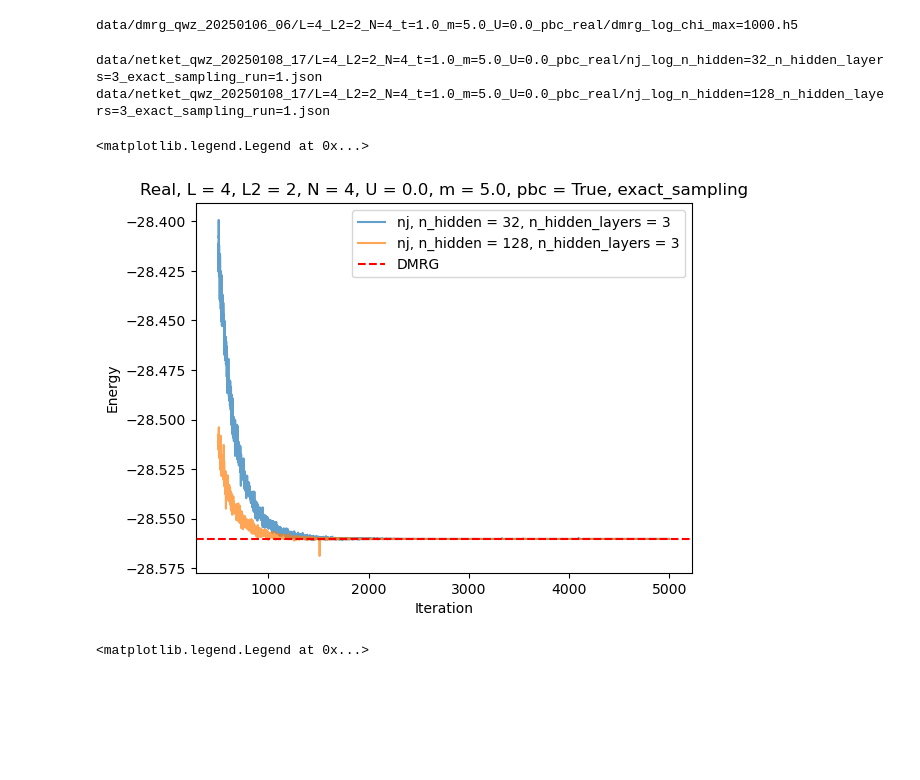
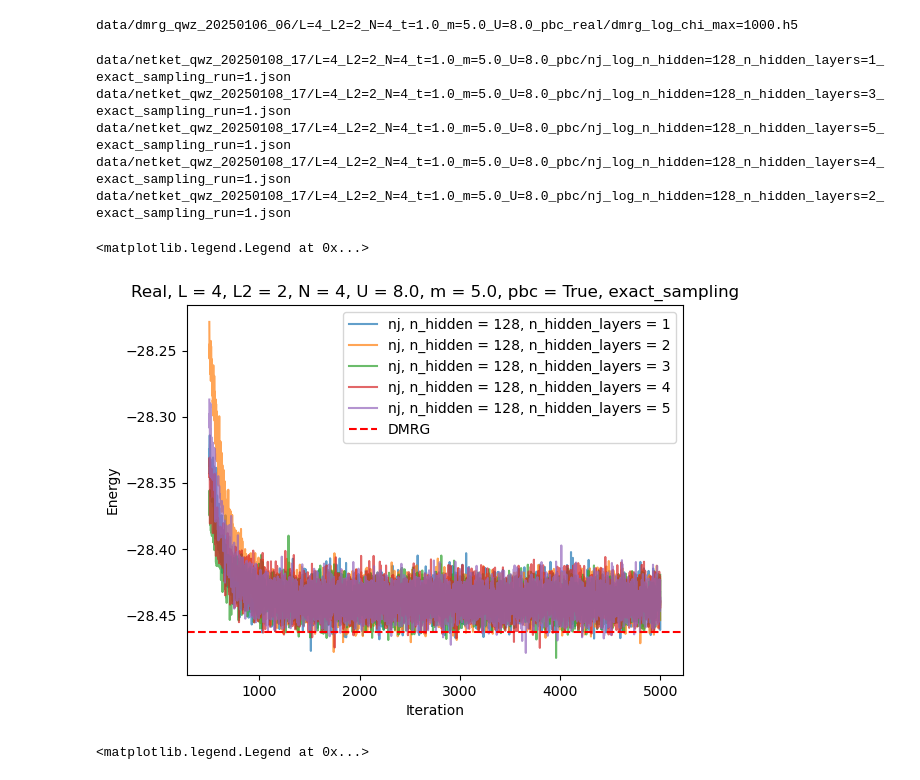
Before and after one commit to wttai004/machine_learning, a Jupyter notebook: netket_qwz/notebooks/qwz_results.ipynb, the cells around one changed output. Cells and saved outputs as stored; diff of their text form; code cells hidden in the pictures; blank space fills up the shorter version.

```diff
--- a/netket_qwz/notebooks/qwz_results.ipynb
+++ b/netket_qwz/notebooks/qwz_results.ipynb
@@ -24,7 +24,7 @@ L = 4
 L2 = 2
 N = 4
 m = 5.0
-U = 0.0
+U = 8.0
 alpha = 0.7
 pbc = True
 query_dict_dmrg =  {"L": L, "L2": L2, "N": N, "t": 1.0, "U": U, "m": m, "pbc": pbc}
@@ -53,11 +53,11 @@ with open(database_path_dmrg, "r") as f:
                 data = hdf5_io.load_from_hdf5(f)
                 data_dmrg.append(data)
 # %% [output]
-data/dmrg_qwz_20250106_06/L=4_L2=2_N=4_t=1.0_m=5.0_U=0.0_pbc_real/dmrg_log_chi_max=1000.h5
+data/dmrg_qwz_20250106_06/L=4_L2=2_N=4_t=1.0_m=5.0_U=8.0_pbc_real/dmrg_log_chi_max=1000.h5
 # %%
 n_samples = 8192
-query_dict = {"L": L, "N": N, "t": 1.0, "U": U, "m": m, "pbc": pbc, "n_samples": n_samples, 'complex': False, 'exact_sampling': True, 'n_hidden_layers': 3, 'model': 'nj'}
-#query_dict = {"L": L, "N": N, "t": 1.0, "U": U, "m": m, "pbc": pbc, "n_samples": n_samples, 'complex': False, 'exact_sampling': False, 'n_hidden': 128, 'model': 'nj'}
+#query_dict = {"L": L, "N": N, "t": 1.0, "U": U, "m": m, "pbc": pbc, "n_samples": n_samples, 'complex': False, 'exact_sampling': True, 'n_hidden_layers': 3, 'model': 'nj'}
+query_dict = {"L": L, "N": N, "t": 1.0, "U": U, "m": m, "pbc": pbc, "n_samples": n_samples, 'complex': True, 'exact_sampling': True, 'n_hidden': 128, 'model': 'nj'}
 #date_netket = "20241128_2048"
 BASE_PATH = Path(f"/home1/wttai/machine_learning/netket_qwz/")
 database_path = BASE_PATH / f"data/netket_qwz_{date_netket}/database.json"
@@ -71,36 +71,39 @@ with open(database_path, "r") as f:
         matched = True
         for key, value in query_dict.items():
             if metadata[key] != value:
                 matched = False
                 break
         if matched:
             filename = entry["outputFilename"]+ ".json"
             print(filename)
             path = BASE_PATH / filename
             data = json.load(open(path))
             data_to_plot.append(data)
 
 data_to_plot.sort(key=lambda x: (x["metadata"]["n_hidden_layers"], x["metadata"]["n_hidden"]))
 
 start = 500
 end = -1
 for data in data_to_plot:
     plt.plot(data['data']["Energy"]["iters"][start:end],
              data['data']["Energy"]['Mean']['real'][start:end],
              label=f"{data["metadata"]["model"]}, n_hidden = {data["metadata"]["n_hidden"]}, n_hidden_layers = {data["metadata"]["n_hidden_layers"]}",
              alpha = alpha)
 
 plt.axhline(y=data_dmrg[0]['data']['E0'], color='r', linestyle='--', label='DMRG')
 title = f"Real, L = {L}, L2 = {L2}, N = {N}, U = {U}, m = {m}, pbc = {query_dict['pbc']}, {"exact_sampling" if query_dict['exact_sampling'] else ("n_samples = " + str(query_dict['n_samples']))}"
 plt.title(title)
 plt.xlabel("Iteration")
 plt.ylabel("Energy")
 plt.legend()
 # %% [output]
-data/netket_qwz_20250108_17/L=4_L2=2_N=4_t=1.0_m=5.0_U=0.0_pbc_real/nj_log_n_hidden=32_n_hidden_layers=3_exact_sampling_run=1.json
-data/netket_qwz_20250108_17/L=4_L2=2_N=4_t=1.0_m=5.0_U=0.0_pbc_real/nj_log_n_hidden=128_n_hidden_layers=3_exact_sampling_run=1.json
+data/netket_qwz_20250108_17/L=4_L2=2_N=4_t=1.0_m=5.0_U=8.0_pbc/nj_log_n_hidden=128_n_hidden_layers=1_exact_sampling_run=1.json
+data/netket_qwz_20250108_17/L=4_L2=2_N=4_t=1.0_m=5.0_U=8.0_pbc/nj_log_n_hidden=128_n_hidden_layers=3_exact_sampling_run=1.json
+data/netket_qwz_20250108_17/L=4_L2=2_N=4_t=1.0_m=5.0_U=8.0_pbc/nj_log_n_hidden=128_n_hidden_layers=5_exact_sampling_run=1.json
+data/netket_qwz_20250108_17/L=4_L2=2_N=4_t=1.0_m=5.0_U=8.0_pbc/nj_log_n_hidden=128_n_hidden_layers=4_exact_sampling_run=1.json
+data/netket_qwz_20250108_17/L=4_L2=2_N=4_t=1.0_m=5.0_U=8.0_pbc/nj_log_n_hidden=128_n_hidden_layers=2_exact_sampling_run=1.json
 <matplotlib.legend.Legend at 0x...>
-[figure, old version]
+[figure, new version]
 # %%
 learning_rate = data_to_plot[0]['metadata']['learning_rate']
 
```
Also changed, not shown: 3 other files.
